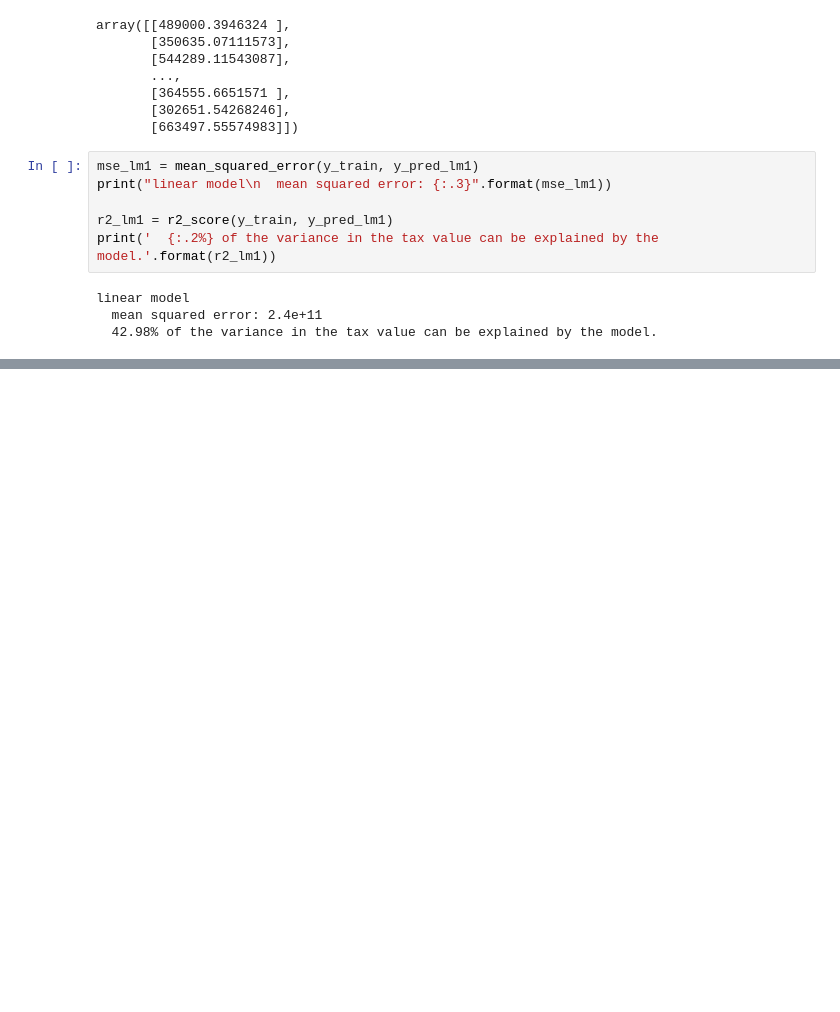
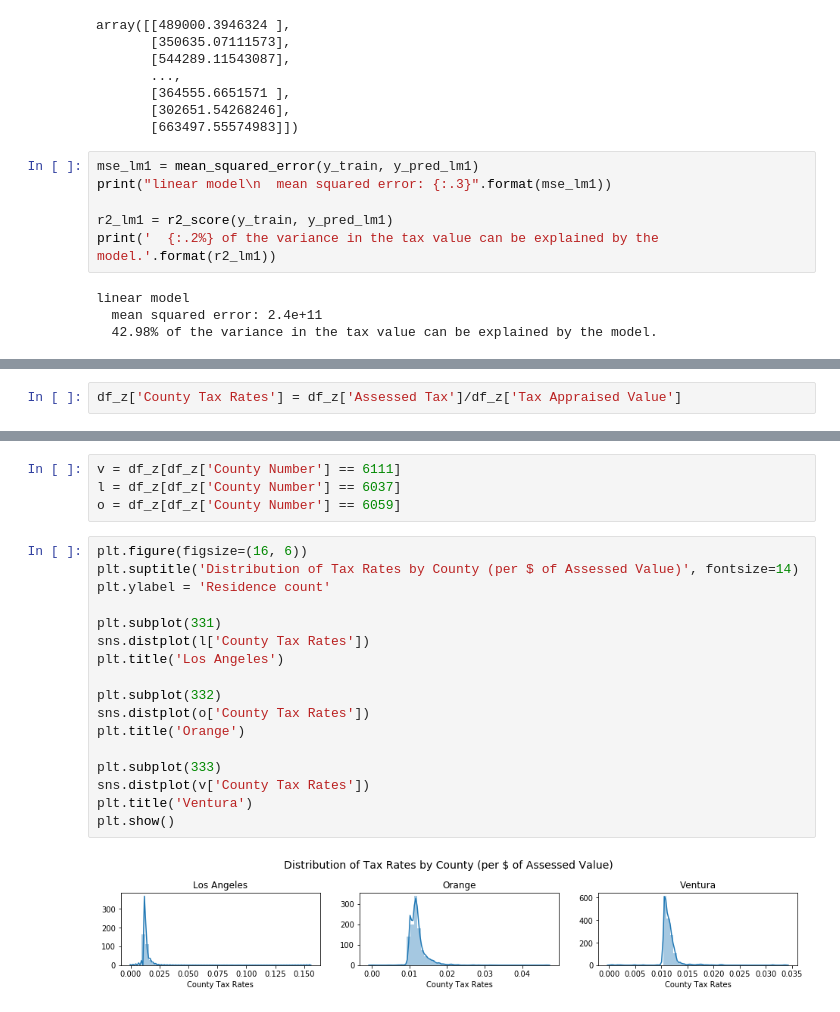
Before and after one commit to soslin/zillow-project, a Jupyter notebook: zillow_project.ipynb, the cells around one changed output, grey strips where cells are left out. Saved outputs shown, nothing was run; the diff lists cells and outputs as text; blank space fills up the shorter version.

```diff
--- a/zillow_project.ipynb
+++ b/zillow_project.ipynb
@@ -215,0 +229,2 @@ sum of squared errors
+# %%
+df_z['County Tax Rates'] = df_z['Assessed Tax']/df_z['Tax Appraised Value']
@@ -215,0 +240,23 @@ sum of squared errors
+# %%
+v = df_z[df_z['County Number'] == 6111]
+l = df_z[df_z['County Number'] == 6037]
+o = df_z[df_z['County Number'] == 6059]
+# %%
+plt.figure(figsize=(16, 6))
+plt.suptitle('Distribution of Tax Rates by County (per $ of Assessed Value)', fontsize=14)
+plt.ylabel = 'Residence count'
+
+plt.subplot(331)
+sns.distplot(l['County Tax Rates'])
+plt.title('Los Angeles')
+
+plt.subplot(332)
+sns.distplot(o['County Tax Rates'])
+plt.title('Orange')
+
+plt.subplot(333)
+sns.distplot(v['County Tax Rates'])
+plt.title('Ventura')
+plt.show()
+# %% [output]
+[figure, added]
```
Also changed, not shown: parts of 23 cells of this notebook, 3 other files.
